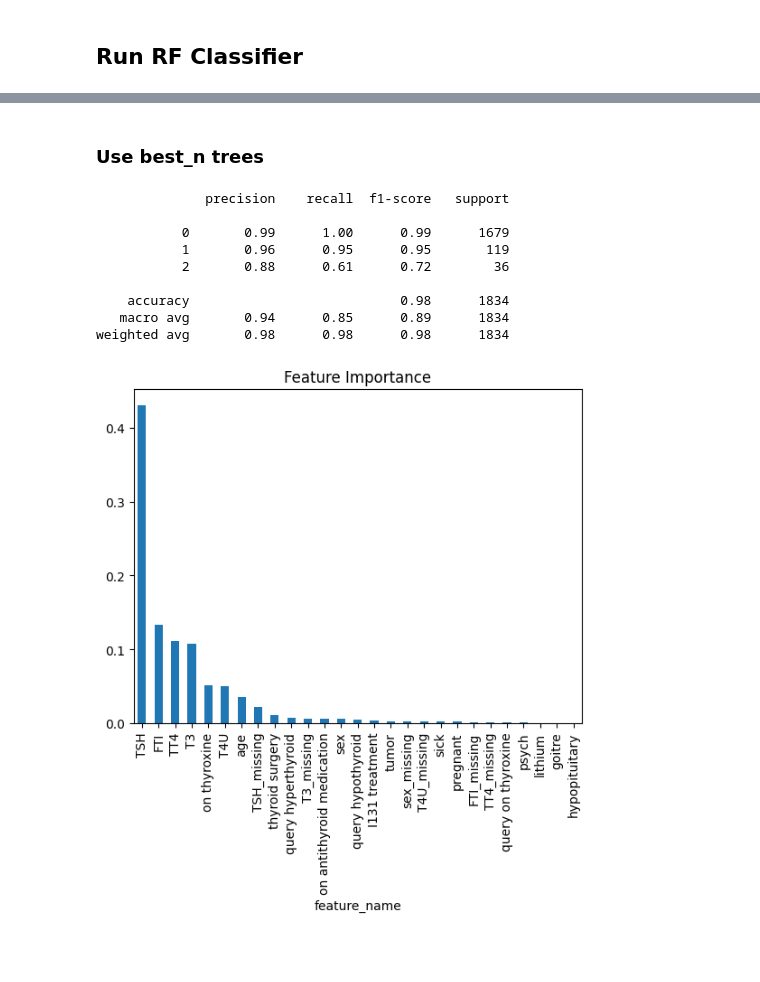
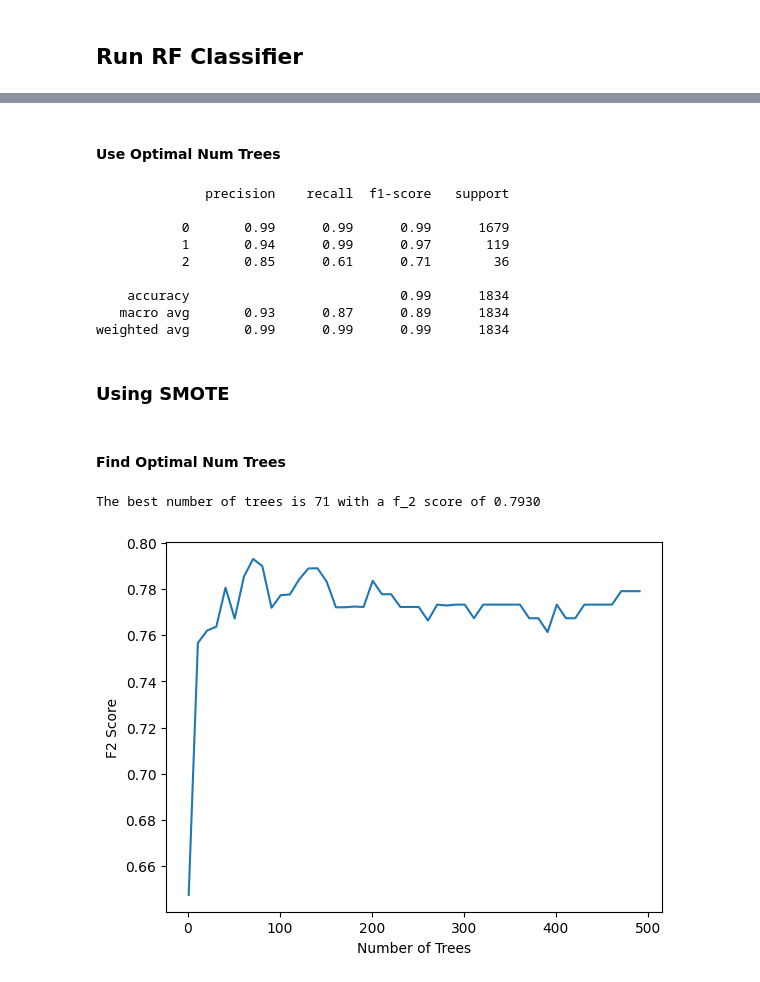
Before and after one commit to bdaniels8135/thyroid-disease-project, a Jupyter notebook: random_forest.ipynb, the cells around one changed output, grey strips where cells are left out. Cells and saved outputs as stored; diff of their text form; code cells hidden in the pictures; blank space fills up the shorter version.

```diff
--- a/random_forest.ipynb
+++ b/random_forest.ipynb
@@ -55,23 +58,43 @@ plt.show()
 # %% [markdown]
-### Use best_n trees
+#### Use Optimal Num Trees
 # %%
-rf = RandomForestClassifier(random_state=6740, n_estimators=best_n)
-rf.fit(X_train_scaled, y_train)
-y_pred = rf.predict(X_test_scaled)
-print(classification_report(y_test, y_pred))
+print(classification_report(y_test, rf.best_estimator_.predict(X_test)))
+feature_importance_df = pd.DataFrame({'feature': rf.best_estimator_['rf'].feature_importances_, 'feature_name': X_train.columns}).sort_values(by='feature', ascending=False)
+feature_importance_df.plot(kind='bar', x='feature_name', y='feature', legend=False, title='Feature Importance')
+plt.show()
 # %% [output]
               precision    recall  f1-score   support
 
-           0       0.99      1.00      0.99      1679
-           1       0.96      0.95      0.95       119
-           2       0.88      0.61      0.72        36
+           0       0.99      0.99      0.99      1679
+           1       0.94      0.99      0.97       119
+           2       0.85      0.61      0.71        36
 
-    accuracy                           0.98      1834
-   macro avg       0.94      0.85      0.89      1834
-weighted avg       0.98      0.98      0.98      1834
+    accuracy                           0.99      1834
+   macro avg       0.93      0.87      0.89      1834
+weighted avg       0.99      0.99      0.99      1834
-# %%
-feature_importance_df = pd.DataFrame({'feature': rf.feature_importances_, 'feature_name': X_train.columns}).sort_values(by='feature', ascending=False)
-feature_importance_df.plot(kind='bar', x='feature_name', y='feature', legend=False, title='Feature Importance')
-plt.show()
-# %% [output]
-[figure, removed]
+# %% [markdown]
+### Using SMOTE
+# %% [markdown]
+#### Find Optimal Num Trees
+# %%
+num_trees = range(1, 500, 10)
+param_grid = {'rf__n_estimators': num_trees}
+pipe = Pipeline(steps=[
+    ('imputer', KNNImputer()),
+    ('ss', StandardScaler()),
+    ('smote', SMOTE(random_state=6740)),
+    ('rf', RandomForestClassifier(random_state=6740))
+])
+
+rf_smote = GridSearchCV(pipe, param_grid, cv=5, scoring=scorer)
+rf_smote = rf_smote.fit(X_train, y_train)
+# %%
+print(f'The best number of trees is {rf_smote.best_params_["rf__n_estimators"]} with a f_2 score of {rf_smote.best_score_:.4f}')
+
+plt.plot(num_trees, rf_smote.cv_results_['mean_test_score'])
+plt.xlabel('Number of Trees')
+plt.ylabel('F2 Score')
+plt.show()
+# %% [output]
+The best number of trees is 71 with a f_2 score of 0.7930
+[figure, added]
```
Also changed, not shown: parts of 19 cells of this notebook.
